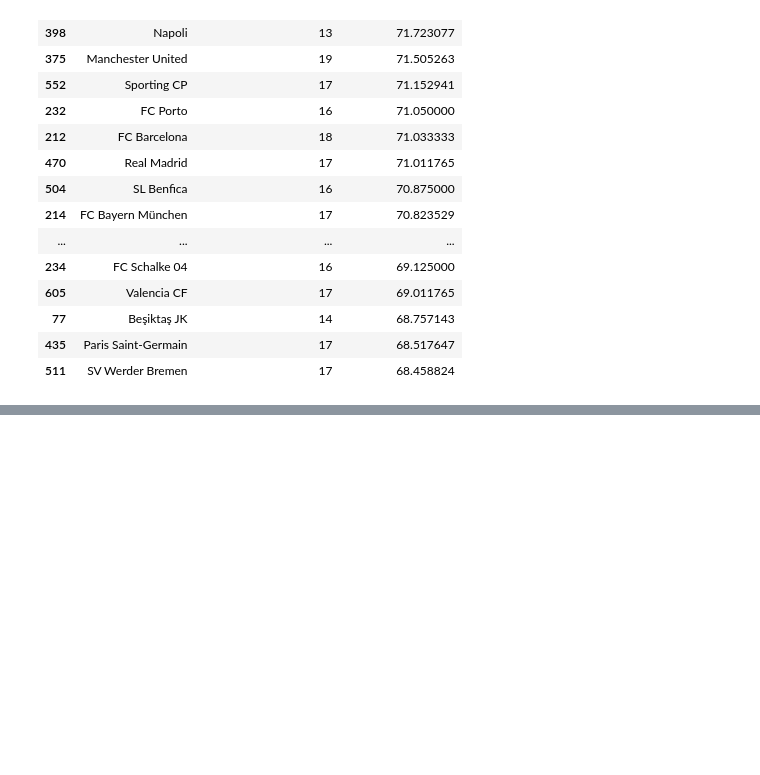
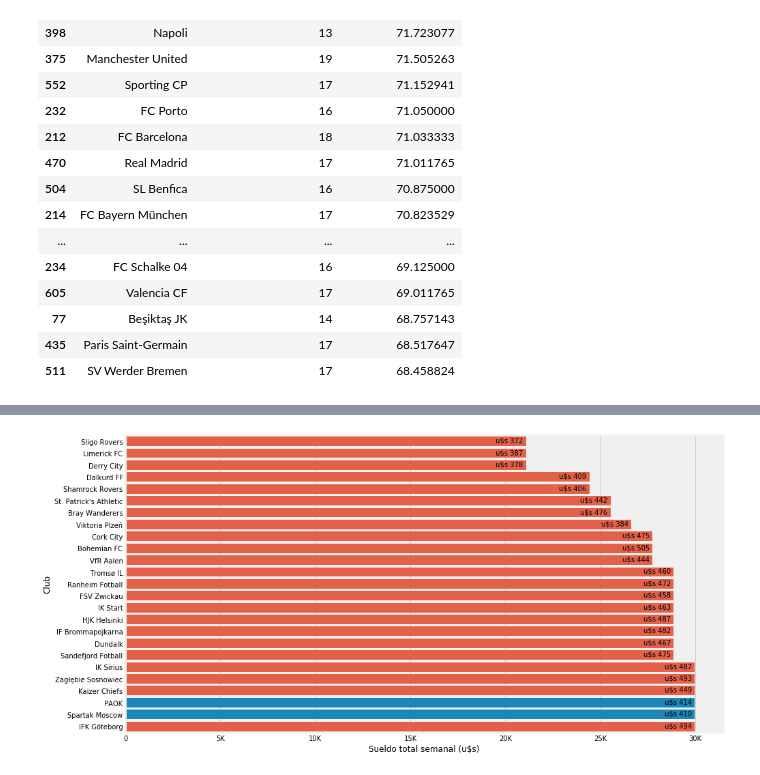
Before and after one commit to raulcarlomagno/dmuba-especializacion-futbol, a Jupyter notebook: main.ipynb, the cells around one changed output, grey strips where cells are left out. Saved outputs shown, nothing was run; the diff lists cells and outputs as text; code cells hidden in the pictures; blank space fills up the shorter version.

```diff
--- a/main.ipynb
+++ b/main.ipynb
@@ -989,0 +1022,10 @@ See the caveats in the documentation: http://pandas.pydata.org/pandas-docs/stabl
+# %%
+df_wage_eficient = df.groupby('Club').agg({'Overall':'mean','Wage':'sum'}).reset_index(level='Club')
+df_wage_eficient = df_wage_eficient[df_wage_eficient['Club'].notnull()]
+df_wage_eficient.rename(columns={'Wage':'TotalWages', 'Overall': 'AverageRating'}, inplace=True)
+df_wage_eficient['ValueForMoney'] = df_wage_eficient['TotalWages'] / df_wage_eficient['AverageRating']
+df_wage_eficient = df_wage_eficient.sort_values(by=['TotalWages'], ascending=False).tail(25)
+df_wage_eficient['LessThan70'] = df_wage_eficient['AverageRating'] < 70
+df_wage_eficient = df_wage_eficient.sort_values(by='TotalWages', ascending=True)
+df_wage_eficient.reset_index(inplace = True, drop = True)
+df_wage_eficient
@@ -989,0 +1050,15 @@ See the caveats in the documentation: http://pandas.pydata.org/pandas-docs/stabl
+# %%
+f, ax = plt.subplots(figsize=(14, 8))
+
+sns.barplot(x="TotalWages", y="Club", data=df_wage_eficient, hue="LessThan70", dodge=False)
+
+ax.get_legend().remove()
+ax.set(ylabel="Club", xlabel="Sueldo total semanal (u$s)")
+
+for index, row in df_wage_eficient.iterrows():
+    ax.annotate('u$s ' + human_format(row['ValueForMoney']), (row['TotalWages']-1600, index+0.1))
+
+
+ax.xaxis.set_major_formatter(ticker.FuncFormatter(reformat_large_tick_values));
+# %% [output]
+[figure, added]
```
Also changed, not shown: parts of 6 cells of this notebook.
